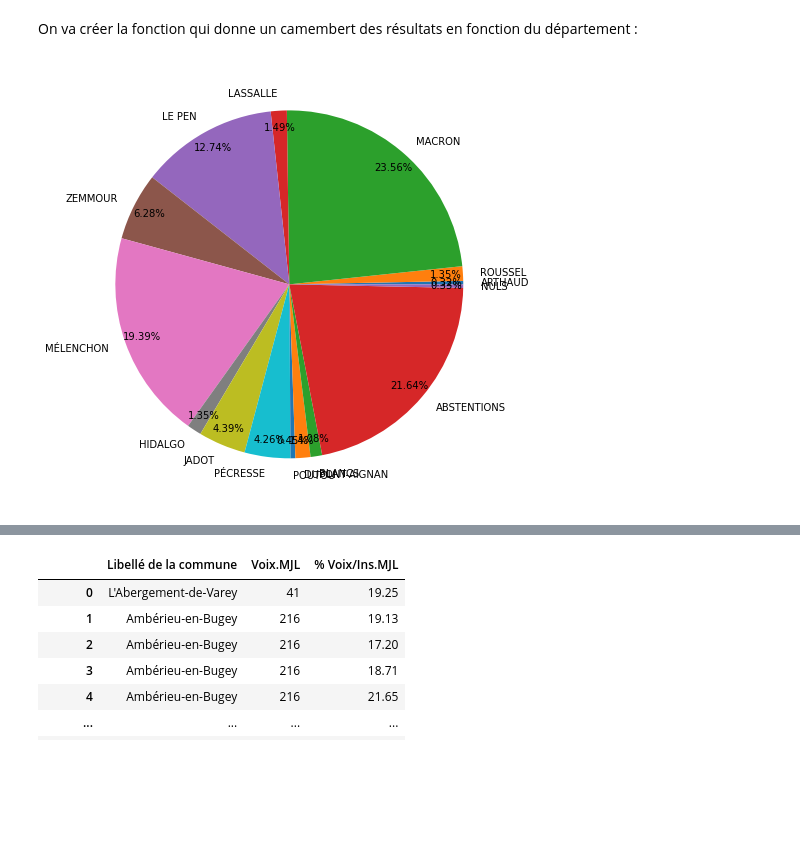
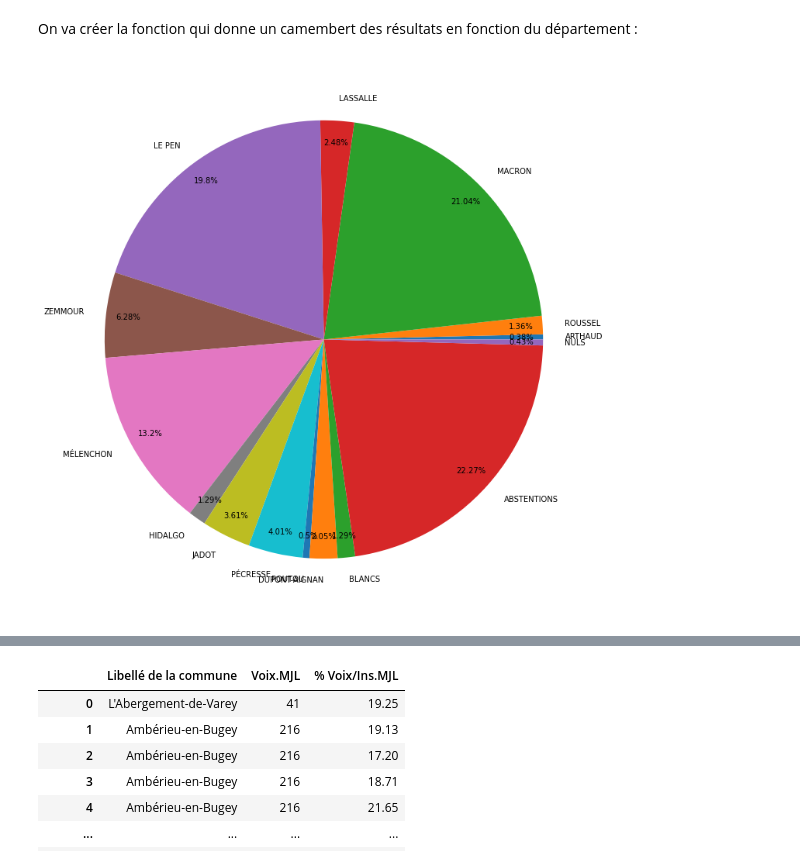
Before and after one commit to BaderEK/AnalyseDeDonnees, a Jupyter notebook: Groupe 2/Groupe 2/rendu.ipynb, the cells around one changed output, grey strips where cells are left out. Cells and saved outputs as stored; diff of their text form; code cells hidden in the pictures; blank space fills up the shorter version.

```diff
--- a/Groupe 2/Groupe 2/rendu.ipynb
+++ b/Groupe 2/Groupe 2/rendu.ipynb
@@ -127,11 +127,11 @@ def camembertDepObs(depObs):
     plt.rcParams["figure.figsize"] = [13, 13]
     plt.show()
 # %%
-depObs = 'Rhône'
+depObs = 'Ain'
 
 camembertDepObs(depObs)
 # %% [output]
-[figure, old version]
+[figure, new version]
 # %%
 def dep_prct(tableau, booleen):
       tab = df[['Code du département','Libellé du département', tableau]]
```
Also changed, not shown: parts of 3 cells of this notebook.
